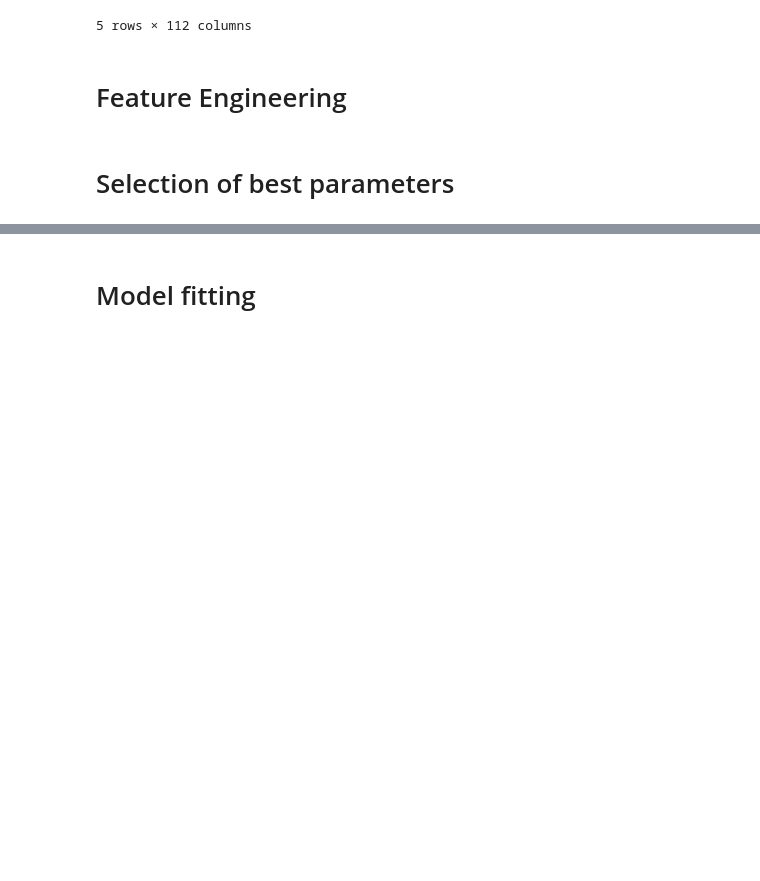
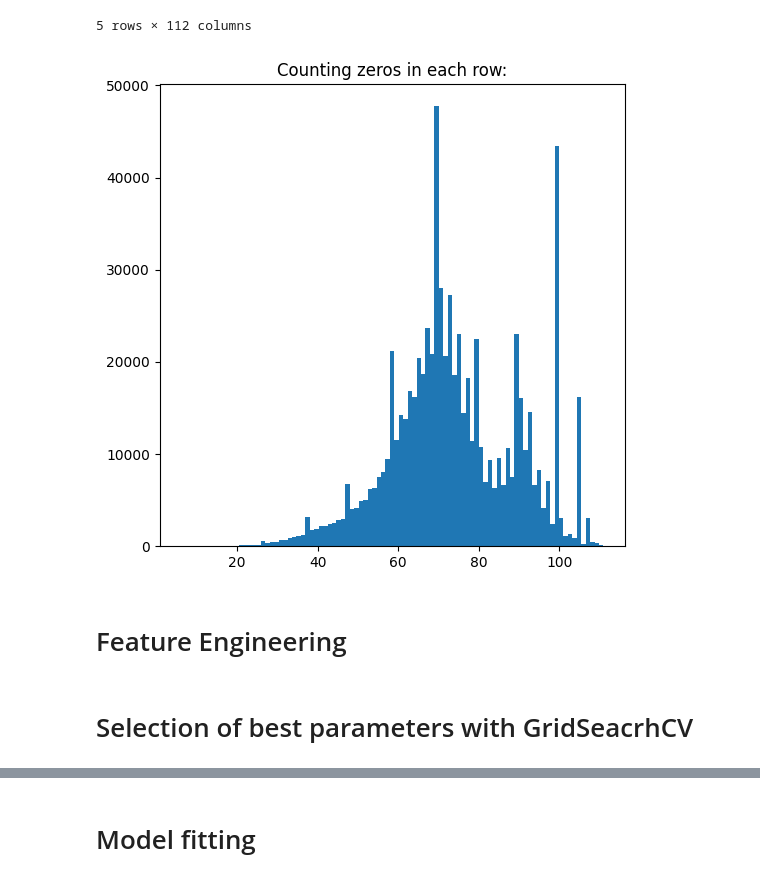
Before and after one commit to V-L-A-P-P/BankruptcyPrediction, a Jupyter notebook: main.ipynb, the cells around one changed output, grey strips where cells are left out. Saved outputs shown, nothing was run; the diff lists cells and outputs as text; code cells hidden in the pictures; blank space fills up the shorter version.

```diff
--- a/main.ipynb
+++ b/main.ipynb
@@ -50,6 +54,18 @@ data.head()
 | 3 | 4 | 0 | 0 | 0 | 0 | 0 | 0 | 0 | 0 | 15428 | ... | ... |
 | 4 | 5 | 0 | 0 | 0 | 0 | 0 | 0 | 0 | 0 | 340249 | ... | ... |
 5 rows × 112 columns
+# %%
+def count_zeros(row):
+    return (row == 0).sum()
+# %%
+zero_counts = data.apply(count_zeros, axis=1)
+
+plt.figure(figsize=(6,6))
+plt.hist(zero_counts, bins=95)
+plt.title("Counting zeros in each row:")
+plt.show()
+# %% [output]
+[figure, added]
 # %% [markdown]
 # Feature Engineering
 # %%
@@ -150,3 +166,3 @@ data = add_financial_features(data)
 # %% [markdown]
-# Selection of best parameters
+# Selection of best parameters with GridSeacrhCV
 # %%
```
Also changed, not shown: parts of 9 cells of this notebook.
